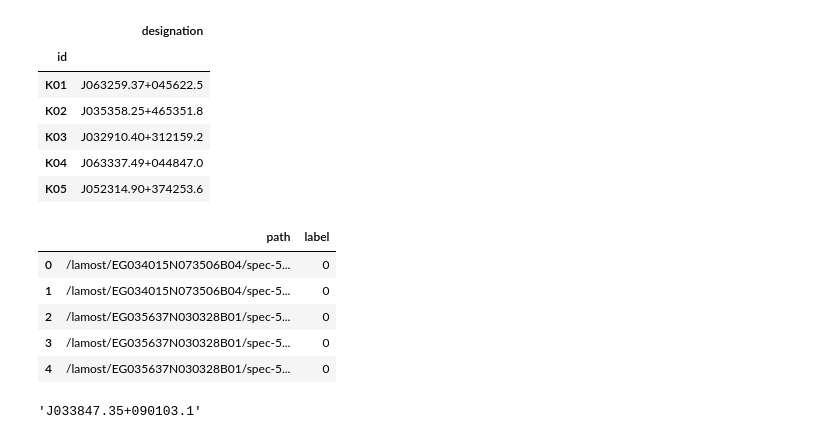
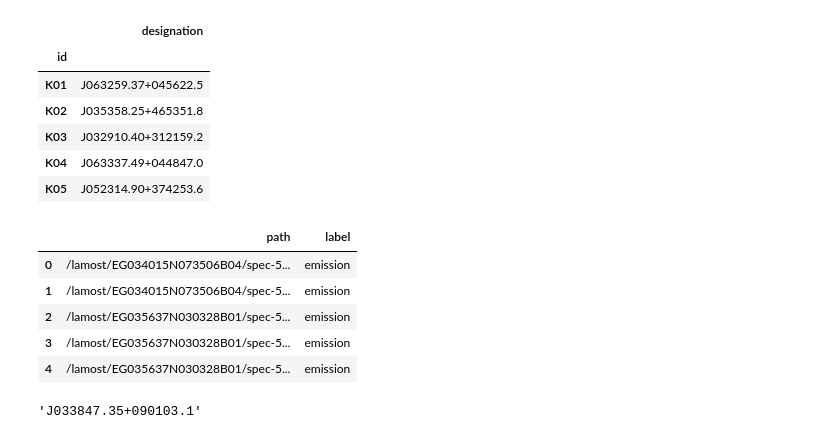
Before and after one commit to podondra/lamost-ml, a Jupyter notebook: china-xmatch/china-xmatch.ipynb, the cells around one changed output. Drawn from its saved outputs; the diff is of its cells as text; code cells hidden in the pictures.

Commit message:
Reorganize data

```diff
--- a/china-xmatch/china-xmatch.ipynb
+++ b/china-xmatch/china-xmatch.ipynb
@@ -13,15 +13,15 @@ china_candidates.head()
 | K04 | J063337.49+044847.0 |
 | K05 | J052314.90+374253.6 |
 # %%
-our_candidates = pandas.read_csv('../data/candidates.csv')
+our_candidates = pandas.read_csv('data/candidates.csv')
 our_candidates.head()
 # %% [output]
 |  | path | label |
-| 0 | /lamost/EG034015N073506B04/spec-5... | 0 |
-| 1 | /lamost/EG034015N073506B04/spec-5... | 0 |
-| 2 | /lamost/EG035637N030328B01/spec-5... | 0 |
-| 3 | /lamost/EG035637N030328B01/spec-5... | 0 |
-| 4 | /lamost/EG035637N030328B01/spec-5... | 0 |
+| 0 | /lamost/EG034015N073506B04/spec-5... | emission |
+| 1 | /lamost/EG034015N073506B04/spec-5... | emission |
+| 2 | /lamost/EG035637N030328B01/spec-5... | emission |
+| 3 | /lamost/EG035637N030328B01/spec-5... | emission |
+| 4 | /lamost/EG035637N030328B01/spec-5... | emission |
 # %%
 def get_desig(path):
     with fits.open(path) as hdulist:
```
Also changed, not shown: parts of 1 cell of this notebook, 7 other files.
